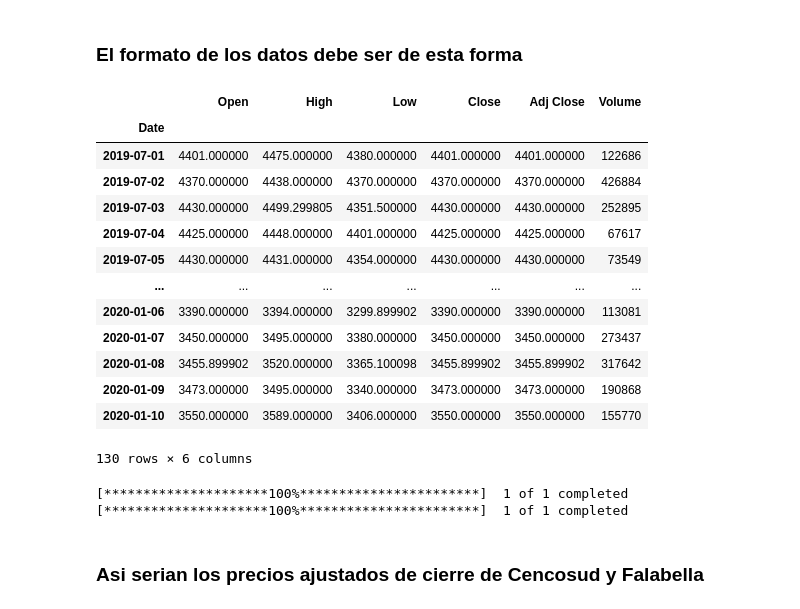
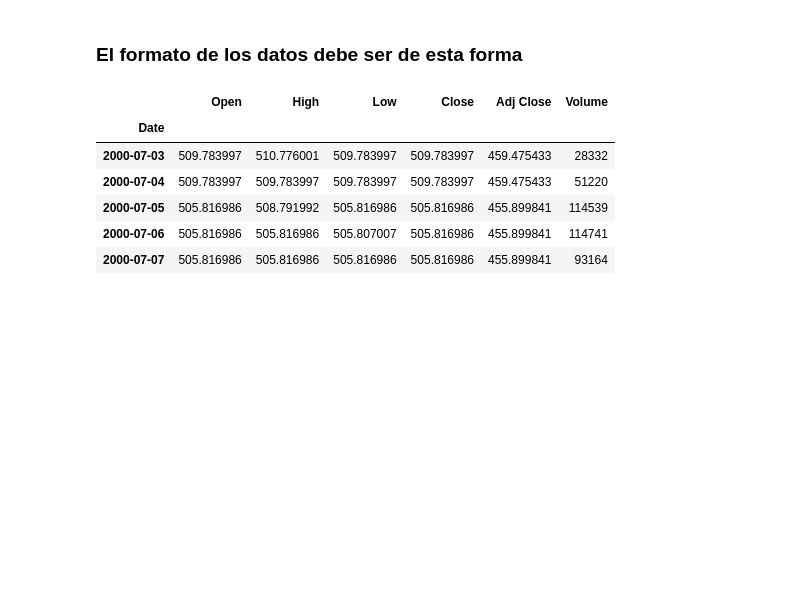
Before and after one commit to gafarina/Proyecto, a Jupyter notebook: Datos.ipynb, the cells around one changed output. Drawn from its saved outputs; the diff is of its cells as text; code cells hidden in the pictures; blank space fills up the shorter version.

```diff
--- a/Datos.ipynb
+++ b/Datos.ipynb
@@ -12,32 +27,18 @@ The autoreload extension is already loaded. To reload it, use:
 # %%
 Datos = ReadData()
 # %%
-DatosFalabella = Datos.GetDataFromYahoo('FALABELLA.SN','2019-07-01','2020-12-01','1d')
+DatosFalabella = Datos.GetDataFromYahoo('FALABELLA.SN','2000-07-01','2019-12-15','1d')
 # %% [output]
 [*********************100%***********************]  1 of 1 completed
 # %% [markdown]
 ### El formato de los datos debe ser de esta forma
 # %%
-DatosFalabella
+DatosFalabella.head()
 # %% [output]
 |  | Open | High | Low | Close | Adj Close | Volume |
 | Date |  |  |  |  |  |  |
-| 2019-07-01 | 4401.000000 | 4475.000000 | 4380.000000 | 4401.000000 | 4401.000000 | 122686 |
-| 2019-07-02 | 4370.000000 | 4438.000000 | 4370.000000 | 4370.000000 | 4370.000000 | 426884 |
-| 2019-07-03 | 4430.000000 | 4499.299805 | 4351.500000 | 4430.000000 | 4430.000000 | 252895 |
-| 2019-07-04 | 4425.000000 | 4448.000000 | 4401.000000 | 4425.000000 | 4425.000000 | 67617 |
-| 2019-07-05 | 4430.000000 | 4431.000000 | 4354.000000 | 4430.000000 | 4430.000000 | 73549 |
-| ... | ... | ... | ... | ... | ... | ... |
-| 2020-01-06 | 3390.000000 | 3394.000000 | 3299.899902 | 3390.000000 | 3390.000000 | 113081 |
-| 2020-01-07 | 3450.000000 | 3495.000000 | 3380.000000 | 3450.000000 | 3450.000000 | 273437 |
-| 2020-01-08 | 3455.899902 | 3520.000000 | 3365.100098 | 3455.899902 | 3455.899902 | 317642 |
-| 2020-01-09 | 3473.000000 | 3495.000000 | 3340.000000 | 3473.000000 | 3473.000000 | 190868 |
-| 2020-01-10 | 3550.000000 | 3589.000000 | 3406.000000 | 3550.000000 | 3550.000000 | 155770 |
+| 2000-07-03 | 509.783997 | 510.776001 | 509.783997 | 509.783997 | 459.475433 | 28332 |
+| 2000-07-04 | 509.783997 | 509.783997 | 509.783997 | 509.783997 | 459.475433 | 51220 |
+| 2000-07-05 | 505.816986 | 508.791992 | 505.816986 | 505.816986 | 455.899841 | 114539 |
+| 2000-07-06 | 505.816986 | 505.816986 | 505.807007 | 505.816986 | 455.899841 | 114741 |
+| 2000-07-07 | 505.816986 | 505.816986 | 505.816986 | 505.816986 | 455.899841 | 93164 |
-130 rows × 6 columns
-# %%
-data = Datos.GetDataFromYahooSeveral('2019-07-01','2020-12-01','1d','Adj Close','CENCOSUD.SN','FALABELLA.SN')
-# %% [output]
-[*********************100%***********************]  1 of 1 completed
-[*********************100%***********************]  1 of 1 completed
-# %% [markdown]
-### Asi serian los precios ajustados de cierre de Cencosud y Falabella
```
Also changed, not shown: parts of 25 cells of this notebook, 1 other file.
